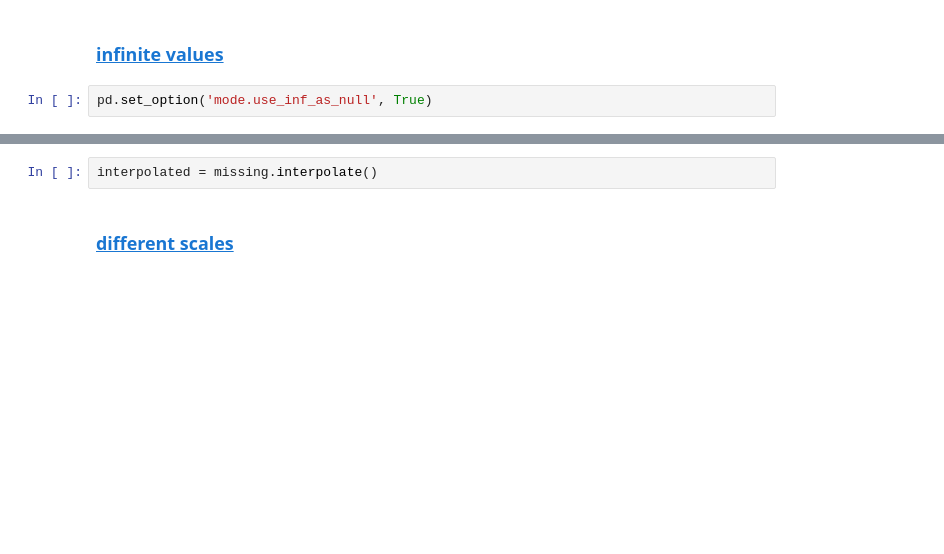
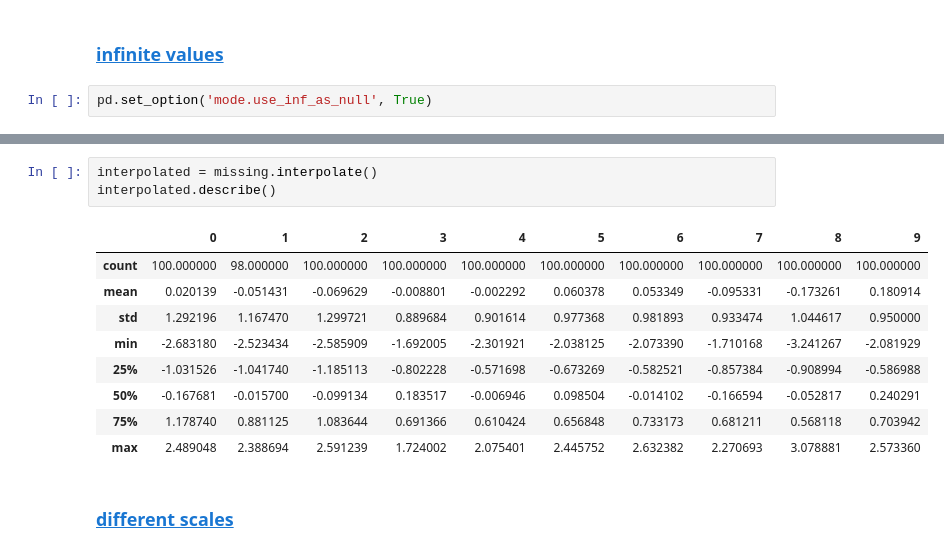
Before and after one commit to fulibacsi/oldsite, a Jupyter notebook: notebooks/DS_szisz_2016_I_3.ipynb, the cells around one changed output, grey strips where cells are left out. Cells and saved outputs as stored; diff of their text form; blank space fills up the shorter version.

```diff
--- a/notebooks/DS_szisz_2016_I_3.ipynb
+++ b/notebooks/DS_szisz_2016_I_3.ipynb
@@ -255,5 +304,16 @@ filled = missing.fillna(value=0)
 # %%
 interpolated = missing.interpolate()
+interpolated.describe()
+# %% [output]
+|  | 0 | 1 | 2 | 3 | 4 | 5 | 6 | 7 | 8 | 9 |
+| count | 100.000000 | 98.000000 | 100.000000 | 100.000000 | 100.000000 | 100.000000 | 100.000000 | 100.000000 | 100.000000 | 100.000000 |
+| mean | 0.020139 | -0.051431 | -0.069629 | -0.008801 | -0.002292 | 0.060378 | 0.053349 | -0.095331 | -0.173261 | 0.180914 |
+| std | 1.292196 | 1.167470 | 1.299721 | 0.889684 | 0.901614 | 0.977368 | 0.981893 | 0.933474 | 1.044617 | 0.950000 |
+| min | -2.683180 | -2.523434 | -2.585909 | -1.692005 | -2.301921 | -2.038125 | -2.073390 | -1.710168 | -3.241267 | -2.081929 |
+| 25% | -1.031526 | -1.041740 | -1.185113 | -0.802228 | -0.571698 | -0.673269 | -0.582521 | -0.857384 | -0.908994 | -0.586988 |
+| 50% | -0.167681 | -0.015700 | -0.099134 | 0.183517 | -0.006946 | 0.098504 | -0.014102 | -0.166594 | -0.052817 | 0.240291 |
+| 75% | 1.178740 | 0.881125 | 1.083644 | 0.691366 | 0.610424 | 0.656848 | 0.733173 | 0.681211 | 0.568118 | 0.703942 |
+| max | 2.489048 | 2.388694 | 2.591239 | 1.724002 | 2.075401 | 2.445752 | 2.632382 | 2.270693 | 3.078881 | 2.573360 |
 # %% [markdown]
 ### <a href="http://scikit-learn.org/stable/modules/preprocessing.html#standardization-or-mean-removal-and-variance-scaling">different scales</a>
 # %%
```
Also changed, not shown: parts of 18 cells of this notebook.
